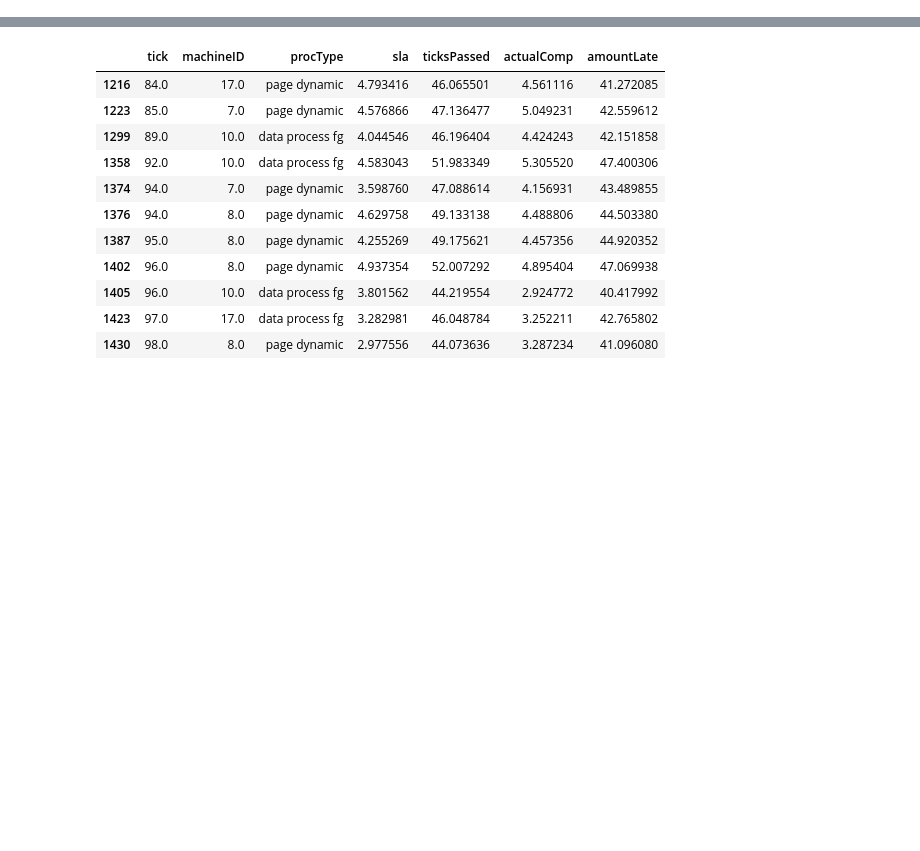
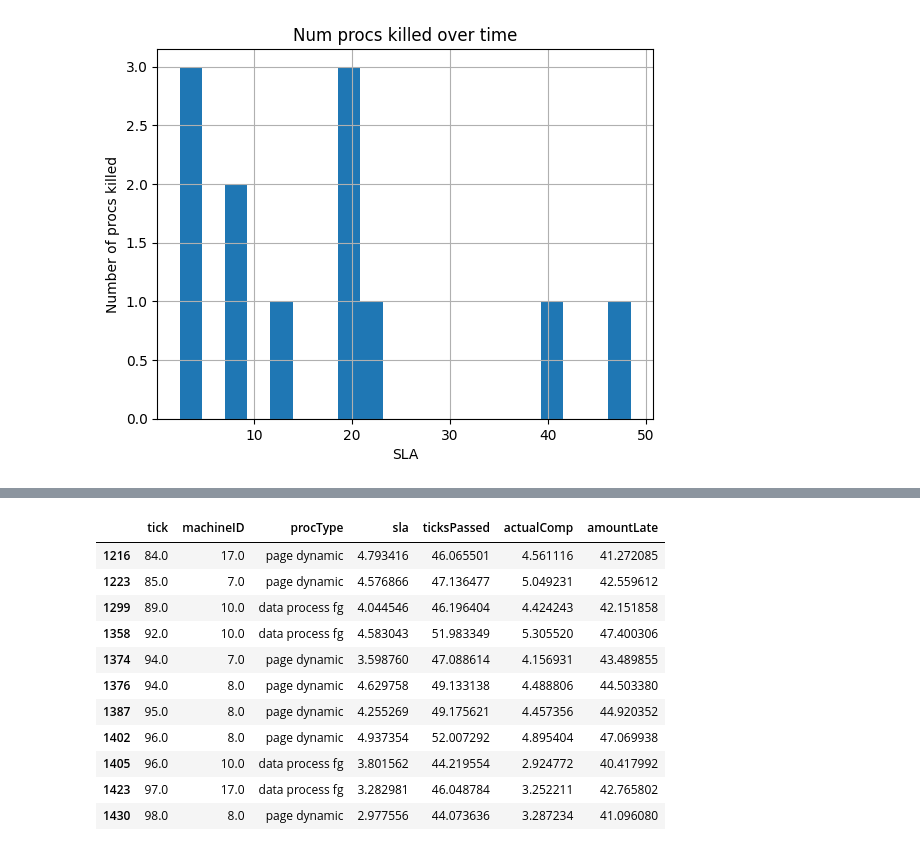
Before and after one commit to hannahmanuela/scheduler-simulator, a Jupyter notebook: results/analyze_output.ipynb, the cells around one changed output, grey strips where cells are left out. Drawn from its saved outputs; the diff is of its cells as text; code cells hidden in the pictures; blank space fills up the shorter version.

```diff
--- a/results/analyze_output.ipynb
+++ b/results/analyze_output.ipynb
@@ -16,0 +84,10 @@ machine_changes = pd.read_csv("machines.txt", index_col=None, names=["areAdding"
+# %%
+# plot by SLA
+plt.hist(procs_killed["sla"], bins=20)
+plt.xlabel('SLA')
+plt.ylabel('Number of procs killed')
+plt.title('Num procs killed over time')
+plt.grid(True)
+plt.show()
+# %% [output]
+[figure, added]
```
Also changed, not shown: parts of 20 cells of this notebook, 6 other files.
